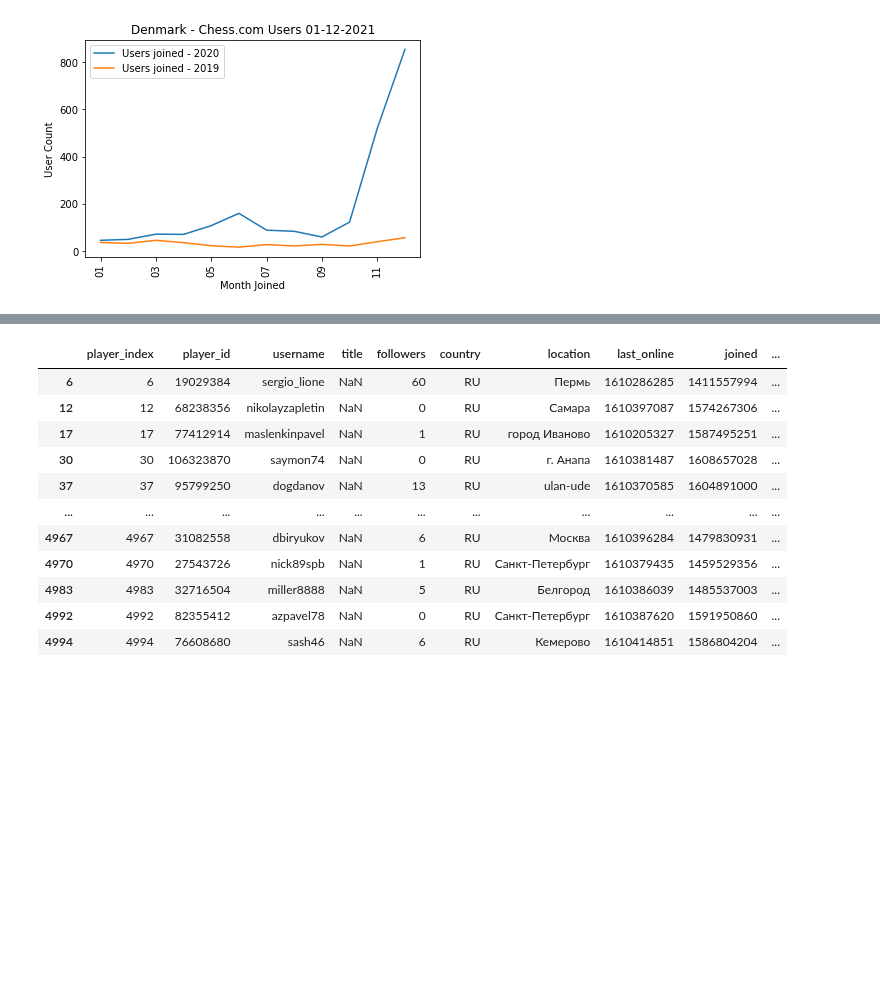
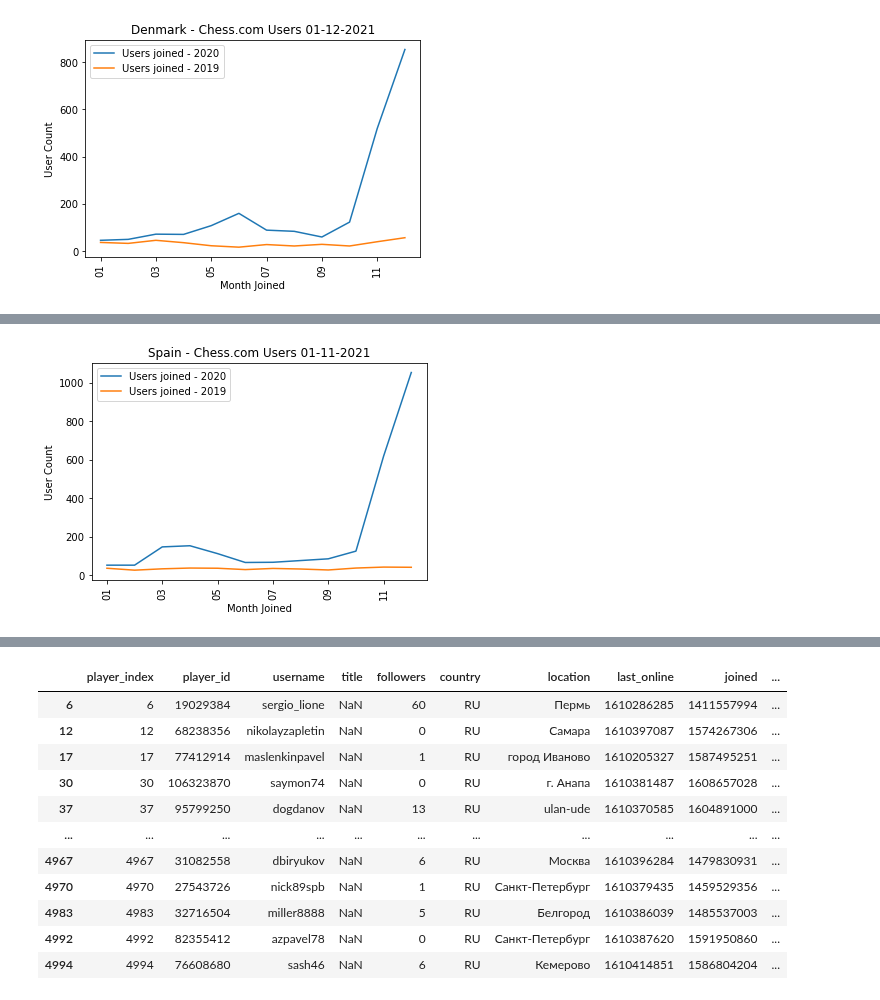
Before and after one commit to melissamonroe/who-plays-chess, a Jupyter notebook: ChessDetailsPy.ipynb, the cells around one changed output, grey strips where cells are left out. Drawn from its saved outputs; the diff is of its cells as text; code cells hidden in the pictures; blank space fills up the shorter version.

```diff
--- a/ChessDetailsPy.ipynb
+++ b/ChessDetailsPy.ipynb
@@ -271,0 +342,8 @@ chessplayers_2019_DK_df
+# %%
+chessplayers_ES_df["joined_date"] = pd.to_datetime(chessplayers_ES_df["joined_date"])
+
+chessplayers_2020_ES_df = chessplayers_ES_df.loc[(chessplayers_ES_df["joined_date"] >= startdate2020) & (chessplayers_ES_df["joined_date"] < enddate2020)]
+chessplayers_2020_ES_df
+
+chessplayers_2019_ES_df = chessplayers_ES_df.loc[(chessplayers_ES_df["joined_date"] >= startdate2019) & (chessplayers_ES_df["joined_date"] < enddate2019)]
+chessplayers_2019_ES_df
@@ -375,0 +541,17 @@ plt.show()
+# %%
+groupby_yearmonth_2020_ES_count_df.plot()
+groupby_yearmonth_2019_ES_count_df.plot()
+
+# Create a legend for our chart
+#plt.legend(handles=[world_avg, country_one], loc="best")
+
+file_created_datetime_ES = time.strftime('%m-%d-%Y', time.localtime(os.path.getctime(output_data_player_details_ES)))
+
+plt.xticks(rotation=90)
+plt.ylabel("User Count")
+plt.xlabel("Month Joined")
+plt.title(f"Spain - Chess.com Users {file_created_datetime_ES}")
+plt.legend(['Users joined - 2020', 'Users joined - 2019'])
+plt.show()
+# %% [output]
+[figure, added]
```
Also changed, not shown: parts of 18 cells of this notebook.
